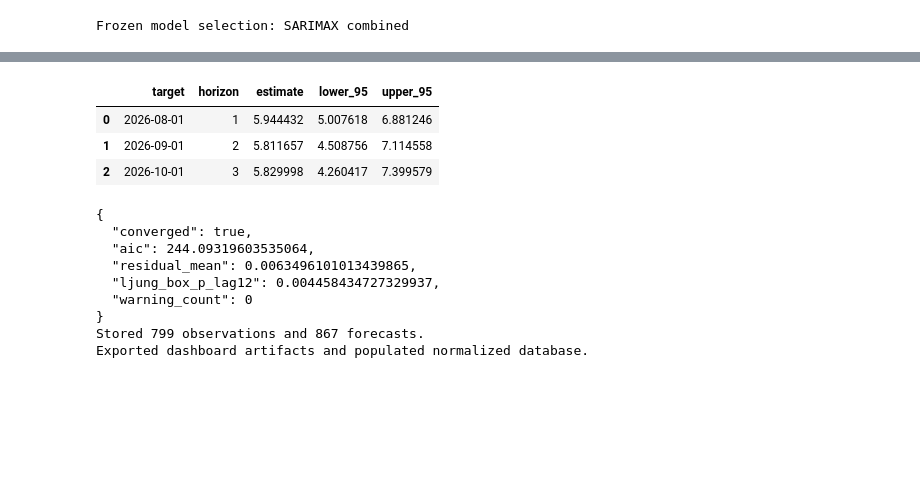
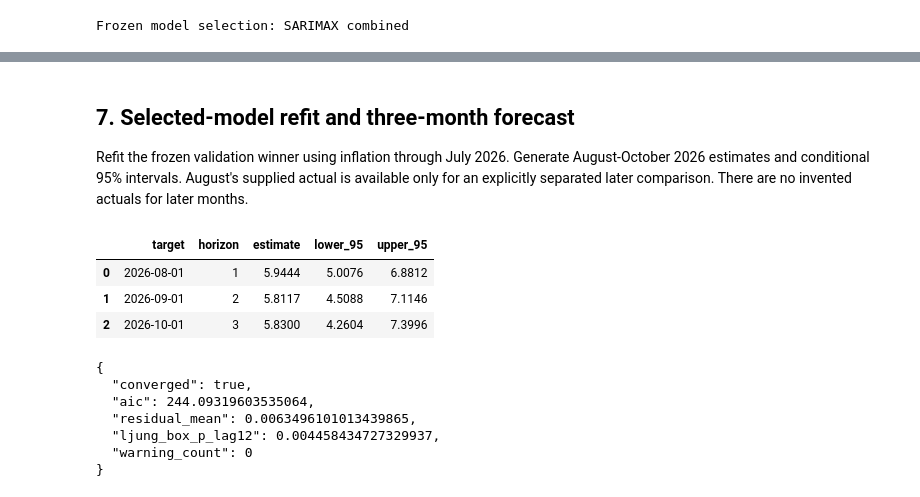
Before and after one commit to bonesbonesbonesbones/philippine_inflation_observatory, a Jupyter notebook: notebooks/02_model_development.ipynb, the cells around one changed output, grey strips where cells are left out. Saved outputs shown, nothing was run; the diff lists cells and outputs as text; code cells hidden in the pictures; blank space fills up the shorter version.

Commit message:
Update forecasting notebooks with plots, evaluation and diagnostics

```diff
--- a/notebooks/02_model_development.ipynb
+++ b/notebooks/02_model_development.ipynb
@@ -42,0 +68,20 @@ The source data may contain later revisions. These controls do not establish his
+# %%
+source_path=ROOT/'data/processed/monthly.csv'
+if not source_path.exists():
+    from src.prepare import prepare
+    prepare()
+monthly=pd.read_csv(source_path,parse_dates=['date']).set_index('date').sort_index().asfreq('MS')
+manifest=json.loads((ROOT/'data/processed/manifest.json').read_text())
+for f in manifest['files']:
+    assert hashlib.sha256((ROOT/'data/raw'/f['file']).read_bytes()).hexdigest()==f['sha256']
+data=monthly.loc['2010-01-01':'2026-07-01'].copy()
+assert len(data)==199 and data.index.is_unique
+assert data[['inflation','exchange_rate','policy_rate','m3']].notna().all().all()
+expected_growth=data.m3.pct_change(12,fill_method=None)*100
+assert np.allclose(data.m3_growth.iloc[12:],expected_growth.iloc[12:])
+quality=pd.DataFrame({'unit':['percent YoY','PHP/USD','million PHP','percent','percent YoY'],
+    'nonmissing':data.count(),'missing':data.isna().sum(),
+    'first':data.apply(lambda s:s.first_valid_index()),'last':data.apply(lambda s:s.last_valid_index())},index=data.columns)
+display(quality, data.head(),data.tail())
+display(pd.read_csv(ROOT/'data/processed/policy_review.csv'))
+print('Passed: source fingerprints, unique monthly grain, 199 primary months and M3-growth reconciliation.')
@@ -42,0 +174,13 @@ The source data may contain later revisions. These controls do not establish his
+# %%
+adf_rows=[]
+for label,series in [('Inflation level',development),('First difference',development.diff().dropna())]:
+    result=adfuller(series,autolag='AIC')
+    adf_rows.append({'series':label,'ADF statistic':result[0],'p value':result[1],'selected lags':result[2],'observations':result[3]})
+display(pd.DataFrame(adf_rows).round(5))
+fig,axes=plt.subplots(1,2,figsize=(12,4))
+plot_acf(development,lags=24,ax=axes[0],zero=False)
+plot_pacf(development,lags=24,ax=axes[1],zero=False,method='ywm')
+axes[0].set_title('Initial development inflation ACF')
+axes[1].set_title('Initial development inflation PACF')
+show_plot(fig,'03_development_acf_pacf')
+display(Markdown('**Read the plots:** autocorrelation shows persistence across monthly lags. The seasonal period is 12 because observations are monthly. The fixed candidates below test a small AR/seasonal specification and a differenced alternative; this is not an exhaustive order search.'))
@@ -53,6 +210,8 @@ specs = {
 }
 for spec in specs.values():
     spec.update(seasonal_order=(1,0,0,12),predictor_lag=5)
+
+latest_fit = {}
 
 def predict(name, origin):
     spec = specs[name]
@@ -78,6 +237,7 @@ def predict(name, origin):
         warnings.simplefilter('always',ConvergenceWarning)
         fit = SARIMAX(train,exog=xt,order=spec['order'],seasonal_order=spec['seasonal_order'],
             trend='c',enforce_stationarity=False,enforce_invertibility=False).fit(disp=False,maxiter=150)
+    latest_fit[name] = fit
     pred = fit.get_forecast(steps=3,exog=xf)
     residual = fit.resid.iloc[24:]
     diag = {'converged':bool(fit.mle_retvals.get('converged',False)), 'aic':float(fit.aic),
@@ -216,29 +515,30 @@ Refit the selected model through July 2026 and generate August–October forecas
+# %% [markdown]
+## 7. Selected-model refit and three-month forecast
+Refit the frozen validation winner using inflation through July 2026. Generate August-October 2026 estimates and conditional 95% intervals. August's supplied actual is available only for an explicitly separated later comparison. There are no invented actuals for later months.
 # %%
 origin = y.index[-1]
 values, interval, diagnostics = predict(winner,origin)
 assert diagnostics['converged'], 'Selected production fit did not converge'
 forecast = pd.DataFrame({'target':pd.date_range(origin+pd.offsets.MonthBegin(1),periods=3,freq='MS'),
     'horizon':[1,2,3],'estimate':values,
     'lower_95':np.nan if interval is None else interval[:,0],
     'upper_95':np.nan if interval is None else interval[:,1]})
 forecast.to_csv(OUT/'forecast.csv',index=False)
 metadata = {'selected_model':winner,'forecast_origin':str(origin.date()),'training_start':str(y.index[0].date()),
  'validation_start':str(validation_months[0].date()),'validation_end':str(validation_months[-1].date()),
  'test_start':str(test_months[0].date()),'test_end':str(test_months[-1].date()),
  'selection':'Mean validation horizon RMSE; complete converged candidates only',
  'predictor_lag_months':5,'availability':'Retrospective; release dates unavailable; assumes predictors known after two months',
  'eligible_candidates':eligible,'specifications':specs,'production_diagnostics':diagnostics}
 (OUT/'model.json').write_text(json.dumps(metadata,indent=2))
-display(forecast)
+review_fit=latest_fit.get(winner)
+display(forecast.round(4))
 print(json.dumps(diagnostics,indent=2))
-from src.store import load_database
-load_database()
-print('Exported dashboard artifacts and populated normalized database.')
 # %% [output]
 |  | target | horizon | estimate | lower_95 | upper_95 |
-| 0 | 2026-08-01 | 1 | 5.944432 | 5.007618 | 6.881246 |
-| 1 | 2026-09-01 | 2 | 5.811657 | 4.508756 | 7.114558 |
-| 2 | 2026-10-01 | 3 | 5.829998 | 4.260417 | 7.399579 |
+| 0 | 2026-08-01 | 1 | 5.9444 | 5.0076 | 6.8812 |
+| 1 | 2026-09-01 | 2 | 5.8117 | 4.5088 | 7.1146 |
+| 2 | 2026-10-01 | 3 | 5.8300 | 4.2604 | 7.3996 |
 {
   "converged": true,
   "aic": 244.09319603535064,
@@ -246,5 +546,3 @@ print('Exported dashboard artifacts and populated normalized database.')
   "ljung_box_p_lag12": 0.004458434727329937,
   "warning_count": 0
 }
-Stored 799 observations and 867 forecasts.
-Exported dashboard artifacts and populated normalized database.
```
Also changed, not shown: parts of 32 cells of this notebook, 34 other files.
